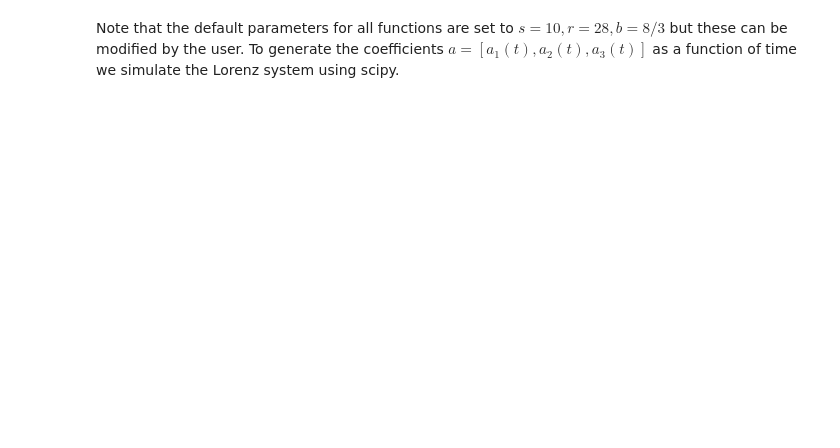
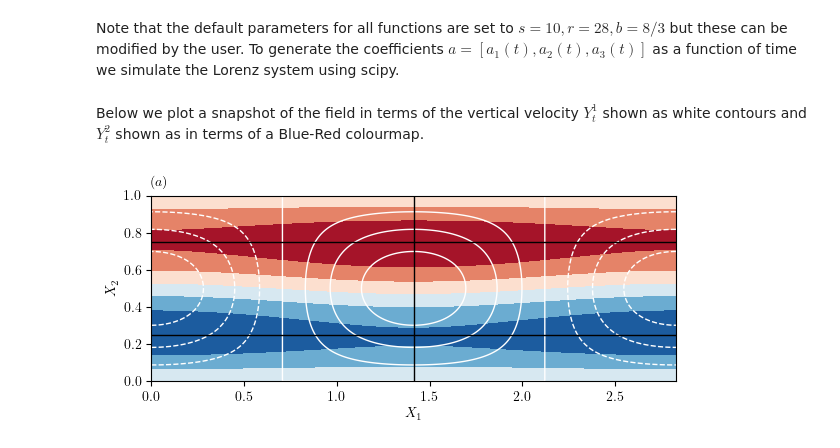
Before and after one commit to D-stratify/Theory, a Jupyter notebook: lorenz/lorenz.ipynb, the cells around one changed output. Cells and saved outputs as stored; diff of their text form; code cells hidden in the pictures; blank space fills up the shorter version.

```diff
--- a/lorenz/lorenz.ipynb
+++ b/lorenz/lorenz.ipynb
@@ -54,9 +56,42 @@ Note that the default parameters for all functions are set to $s = 10, r = 28, b
 # %%
 from scipy.integrate import solve_ivp
 
-nt = 5000
-tend = 200
+nt = 5000  # total
+tend = 100  # spacing between saved snapshots
 dt = tend/nt
 t = np.linspace(0,tend,nt+1)
 sol = solve_ivp(tangent, np.array([0,tend]), np.array([1.0,1.0,8.0]), t_eval=t)
 a = sol.y.T
+# %% [markdown]
+Below we plot a snapshot of the field in terms of the vertical velocity $Y^1_t$ shown as white contours and $Y^2_t$ shown as in terms of a Blue-Red colourmap.
+# %%
+# Define X-domain and Y1, Y2 fields
+k = wavenumber()
+x = np.linspace(0, 2*np.pi/k,400)
+z = np.linspace(0, 1,400)
+[X,Z] = np.meshgrid(x,z, indexing='ij')
+
+# Pick a time index to display fields
+i = 2800
+
+# Evaluate the fields Y1,Y2
+Y1,Y2 = field([X,Z], a[i,:])
+# %%
+import matplotlib.pyplot as plt
+from matplotlib import rc
+rc('text', usetex=True)
+
+plt.figure(figsize=(6,5))
+plt.contourf(X,Z,Y2, cmap='RdBu_r') # plot the buoyancy field
+plt.gca().set_aspect('equal', adjustable='box')
+plt.contour(X,Z,Y1,10, colors='w',linewidths=1.0) # plot the vertical velocity
+plt.plot([np.pi/k,np.pi/k],[0,1],'k-',lw=1.0)
+plt.plot([0,2*np.pi/k],[0.25,0.25],'k-',lw=1.0)
+plt.plot([0,2*np.pi/k],[0.75,0.75],'k-',lw=1.0)
+plt.xlabel('$X_{1}$')
+plt.ylabel('$X_{2}$')
+plt.annotate('$(a)$', xy=(0.0, 1.05), xycoords='axes fraction')
+plt.tight_layout()
+plt.show()
+# %% [output]
+[figure, added]
```
Also changed, not shown: parts of 10 cells of this notebook.
